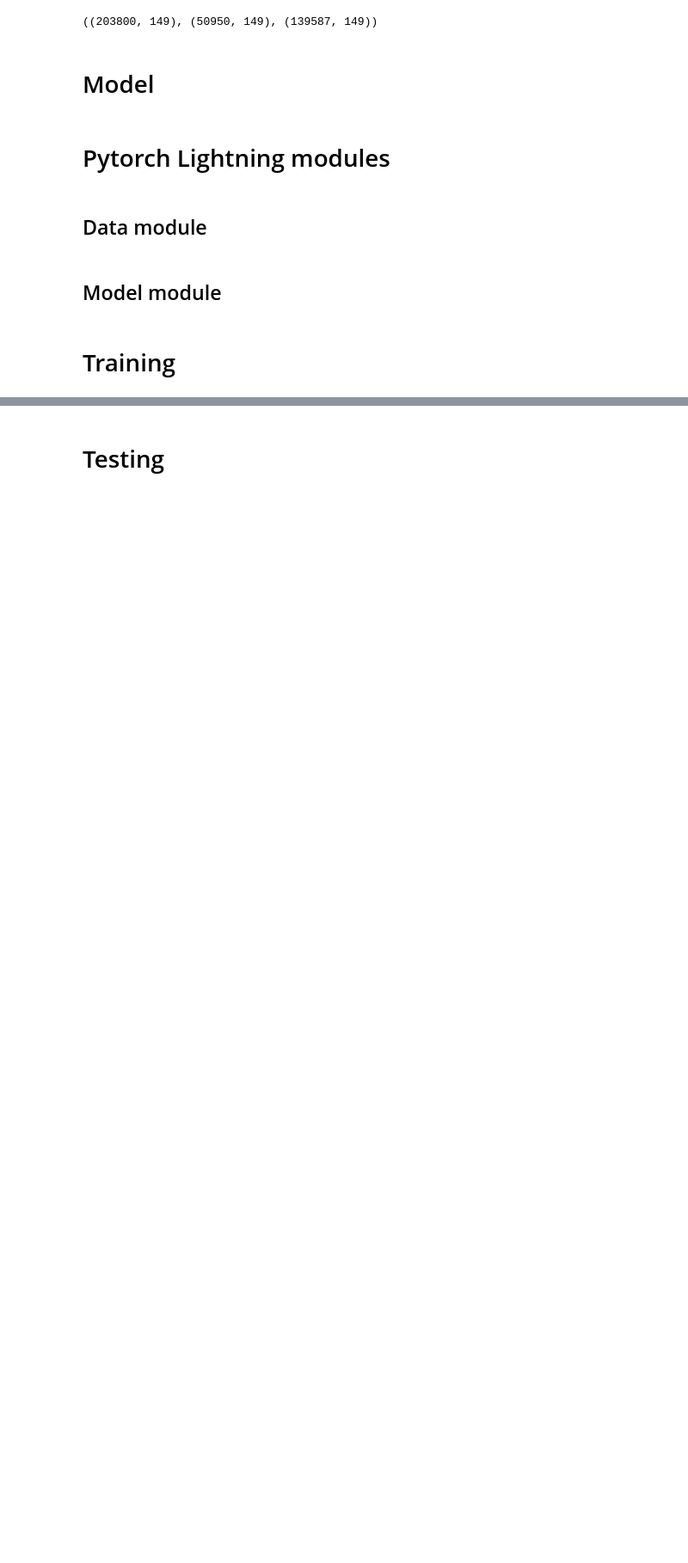
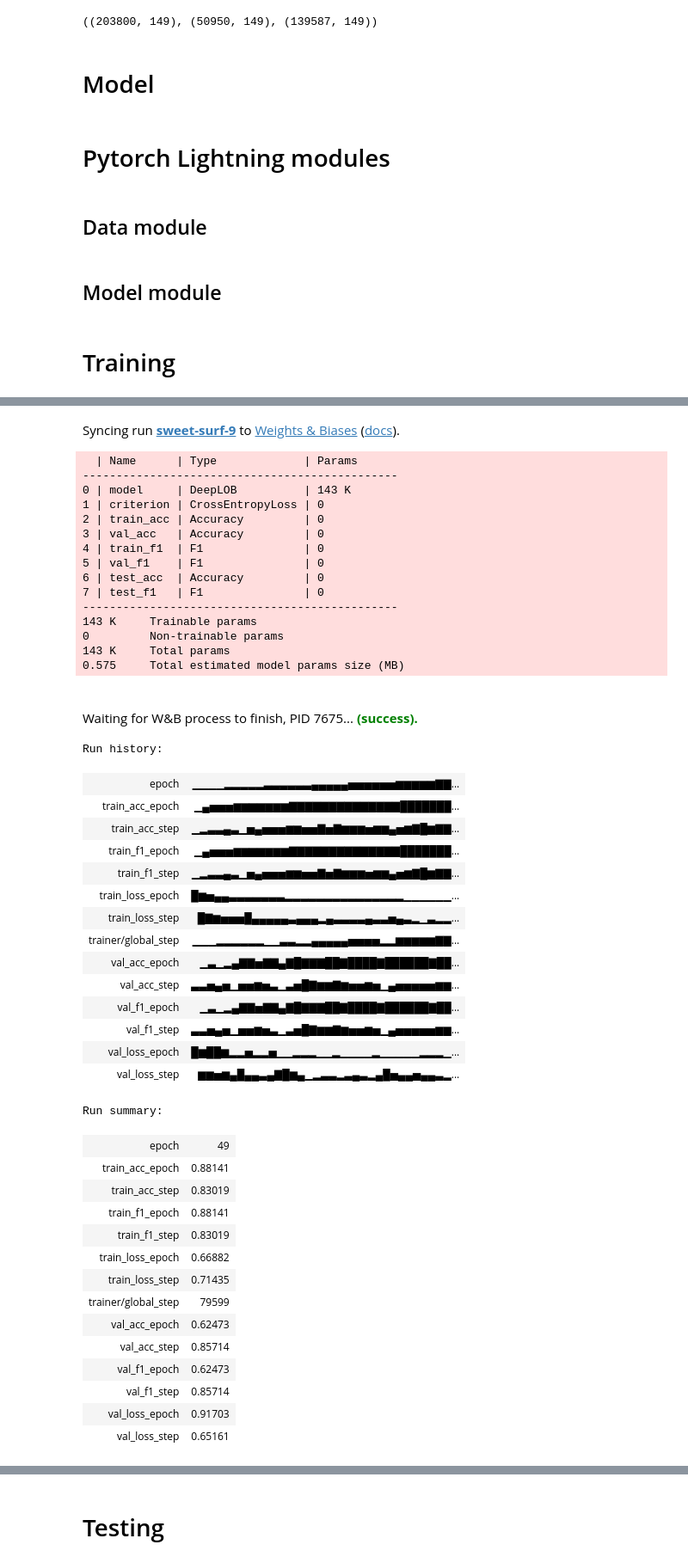
Before and after one commit to tonylibing/ai4t-deeplob, a Jupyter notebook: deeplob.ipynb, the cells around one changed output, grey strips where cells are left out. Shown: that part at 86% size. Cells and saved outputs as stored; diff of their text form; code cells hidden in the pictures; blank space fills up the shorter version.

Commit message:
Fix model testing and add update notebook with cells' outputs

```diff
--- a/deeplob.ipynb
+++ b/deeplob.ipynb
@@ -404,4 +419,5 @@ trainer = pl.Trainer(
 )
 trainer.fit(model=model, datamodule=datamodule)
 
-wandb.finish()
+# wandb.finish()
+# %% [output]
@@ -407,0 +429,47 @@ wandb.finish()
+Syncing run sweet-surf-9 to Weights & Biases (docs).
+  | Name      | Type             | Params
+-----------------------------------------------
+0 | model     | DeepLOB          | 143 K
+1 | criterion | CrossEntropyLoss | 0
+2 | train_acc | Accuracy         | 0
+3 | val_acc   | Accuracy         | 0
+4 | train_f1  | F1               | 0
+5 | val_f1    | F1               | 0
+6 | test_acc  | Accuracy         | 0
+7 | test_f1   | F1               | 0
+-----------------------------------------------
+143 K     Trainable params
+0         Non-trainable params
+143 K     Total params
+0.575     Total estimated model params size (MB)
+Waiting for W&B process to finish, PID 7675... (success).
+Run history:
+| epoch | ▁▁▁▁▂▂▂▂▂▃▃▃▃▃▃▄▄▄▄▄▅▅▅▅▅▅▆▆▆▆▆▇▇... |
+| train_acc_epoch | ▁▄▅▅▅▆▆▆▆▆▆▆▇▇▇▇▇▇▇▇▇▇▇▇▇▇███████... |
+| train_acc_step | ▁▂▃▃▄▃▁▅▄▅▅▅▆▆▅▅▇▅▇▆▆▆▅▆▆▄▅▆▇█▆▇▇... |
+| train_f1_epoch | ▁▄▅▅▅▆▆▆▆▆▆▆▇▇▇▇▇▇▇▇▇▇▇▇▇▇███████... |
+| train_f1_step | ▁▂▃▃▄▃▁▅▄▅▅▅▆▆▅▅▇▅▇▆▆▆▅▆▆▄▅▆▇█▆▇▇... |
+| train_loss_epoch | █▆▅▄▄▃▃▃▃▃▃▃▂▂▂▂▂▂▂▂▂▂▂▂▂▂▂▁▁▁▁▁▁... |
+| train_loss_step | █▇▆▅▅▅█▄▄▄▄▄▃▄▄▄▂▄▃▃▃▃▄▃▃▅▄▃▂▁▃▂▂... |
+| trainer/global_step | ▁▁▁▂▂▂▂▂▂▁▁▃▃▂▂▄▄▄▄▄▅▅▅▅▂▂▆▆▆▆▆▇▇... |
+| val_acc_epoch | ▁▃▁▂▄▇▇▅▇▇▄▇█▇▇▇██▇████▇██████▇██... |
+| val_acc_step | ▃▃▅▄▅▁▅▅▆▅▃▁▃▅█▇▆▆▇▆▅▅▆▅▁▄▅▅▅▅▅▆▆... |
+| val_f1_epoch | ▁▃▁▂▄▇▇▅▇▇▄▇█▇▇▇██▇████▇██████▇██... |
+| val_f1_step | ▃▃▅▄▅▁▅▅▆▅▃▁▃▅█▇▆▆▇▆▅▅▆▅▁▄▅▅▅▅▅▆▆... |
+| val_loss_epoch | █▆██▆▂▂▅▂▂▅▁▁▂▂▂▁▁▂▁▁▁▁▂▁▁▁▁▁▂▂▂▁... |
+| val_loss_step | ▆▆▅▆▄█▄▄▃▄▇█▆▄▁▂▃▃▂▃▄▃▂▄█▅▄▄▅▄▄▃▂... |
+Run summary:
+| epoch | 49 |
+| train_acc_epoch | 0.88141 |
+| train_acc_step | 0.83019 |
+| train_f1_epoch | 0.88141 |
+| train_f1_step | 0.83019 |
+| train_loss_epoch | 0.66882 |
+| train_loss_step | 0.71435 |
+| trainer/global_step | 79599 |
+| val_acc_epoch | 0.62473 |
+| val_acc_step | 0.85714 |
+| val_f1_epoch | 0.62473 |
+| val_f1_step | 0.85714 |
+| val_loss_epoch | 0.91703 |
+| val_loss_step | 0.65161 |
```
Also changed, not shown: parts of 5 cells of this notebook.
